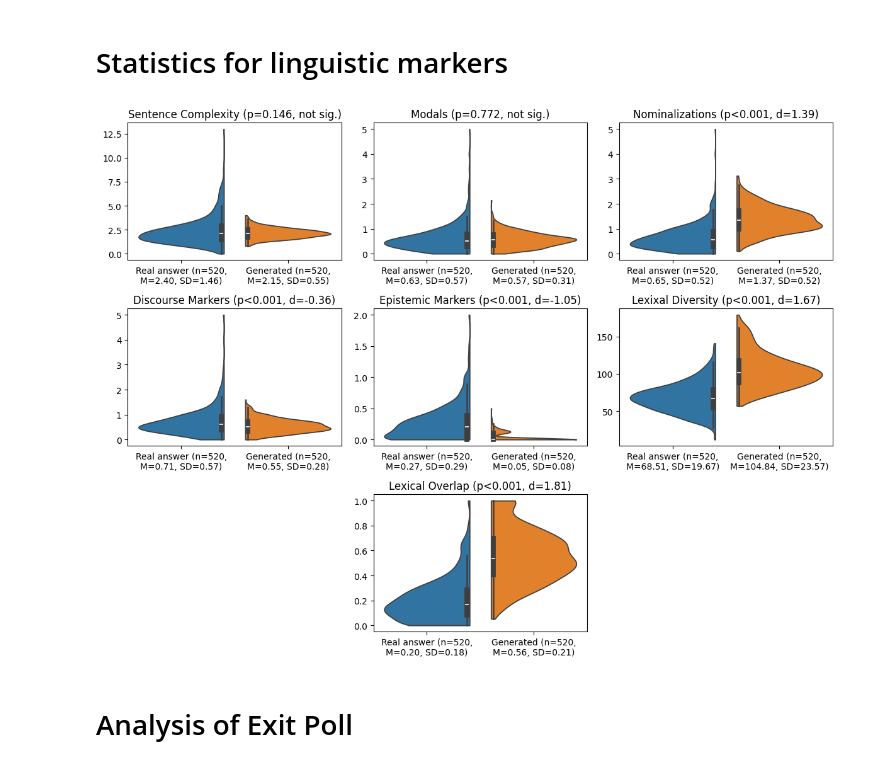
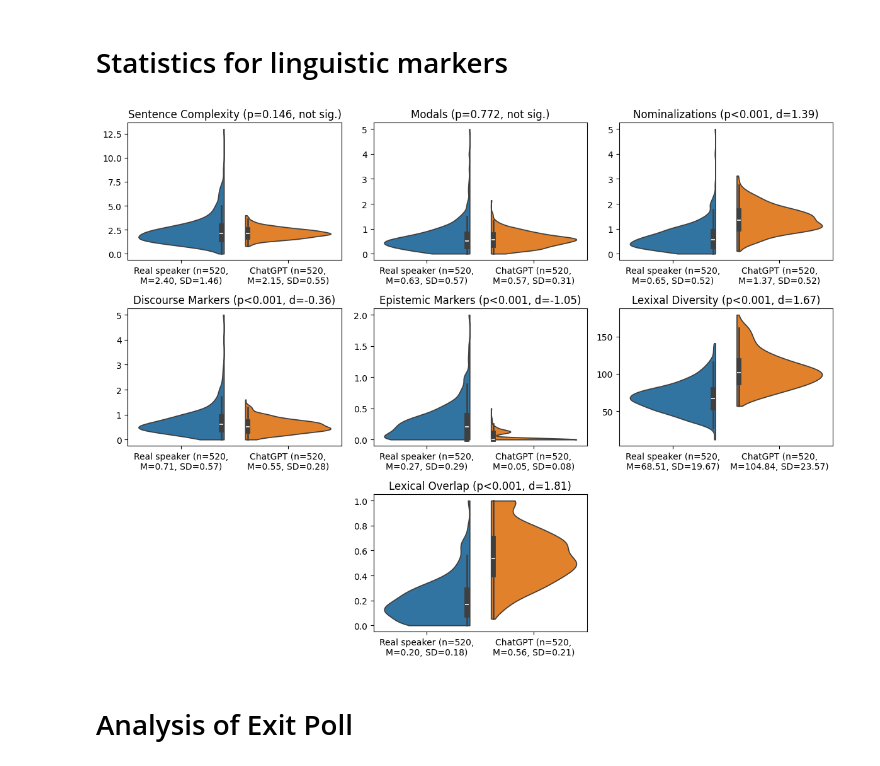
Before and after one commit to aieng-lab/replication-kit-qtgpt-study, a Jupyter notebook: statistical_analysis.ipynb, the cells around one changed output. Cells and saved outputs as stored; diff of their text form; code cells hidden in the pictures.

```diff
--- a/statistical_analysis.ipynb
+++ b/statistical_analysis.ipynb
@@ -82,10 +82,11 @@ data = pd.read_csv(survey_data_path)
 columns_general = ['prolific_id', 'age', 'gender', 'political_preference', 'politically_interested', 'uk_country_of_residence']
 columns_track1 = ['pair_id', 'speaker', 'authenticity', 'relevancy', 'coherency', 'duration_in_secs', 'finished', 'speaker_description', 'question', 'answer', 'is_answer_generated']
 track1_numparts = 8
-columns_track2 = ['pair_id', 'speaker', 'confidence', 'credibility', 'familarity', 'is_answer_generated', 'is_speaker_random', 'question', 'answer', 'speaker_description']
-track2_numparts = 8
-columns_track3 = ['pair_id', 'speaker',  'authenticity', 'relevancy', 'coherency', 'content', 'is_left_generated', 'question', 'left_answer', 'right_answer', 'speaker_description']
-track3_numparts = 4
+columns_track2 = ['pair_id', 'speaker',  'authenticity', 'relevancy', 'coherency', 'content', 'is_left_generated', 'question', 'left_answer', 'right_answer', 'speaker_description']
+track2_numparts = 4
+columns_track3 = ['pair_id', 'speaker', 'confidence', 'credibility', 'familarity', 'is_answer_generated', 'is_speaker_random', 'question', 'answer', 'speaker_description']
+track3_numparts = 8
+
 columns_exit_poll = ['prolific_id', 'exit1_chatbot_knowledge', 'exit1_chatbot_participant_debate', 'exit1_chatbot_participant_debate_details', 'exit1_chatbot_participant_debate_label',
                      'exit1_chatbot_participant_debate_regulated', 'exit1_chatbot_usefull_debate', 'exit2_chatbot_knowledge', 'exit2_chatbot_participant_debate',
                      'exit2_chatbot_participant_debate_details', 'exit2_chatbot_participant_debate_label', 'exit2_chatbot_participant_debate_regulated', 'exit2_chatbot_usefull_debate',
@@ -178,20 +179,20 @@ data_track1_long['authenticity'] = data_track1_long['authenticity'].map(likert_s
 data_track1_long['relevancy'] = data_track1_long['relevancy'].map(likert_scale_map_agreement)
 data_track1_long['coherency'] = data_track1_long['coherency'].map(likert_scale_map_agreement)
 
-data_track2_long['confidence'] = data_track2_long['confidence'].map(likert_scale_map_confidence)
-data_track2_long['credibility'] = data_track2_long['credibility'].map(likert_scale_map_agreement)
-data_track2_long['familarity'] = data_track2_long['familarity'].map(likert_scale_map_familarity)
-
-data_track3_long['authenticity'] = data_track3_long['authenticity'].map(likert_scale_map_authenticity)
-data_track3_long['relevancy'] = data_track3_long['relevancy'].map(likert_scale_map_relevancy)
-data_track3_long['coherency'] = data_track3_long['coherency'].map(likert_scale_coherent)
-data_track3_long['content'] = data_track3_long['content'].map(likert_scale_map_agreement)
+data_track2_long['authenticity'] = data_track2_long['authenticity'].map(likert_scale_map_authenticity)
+data_track2_long['relevancy'] = data_track2_long['relevancy'].map(likert_scale_map_relevancy)
+data_track2_long['coherency'] = data_track2_long['coherency'].map(likert_scale_coherent)
+data_track2_long['content'] = data_track2_long['content'].map(likert_scale_map_agreement)
 
 # normalize data so that left is always real and right is always generated
-data_track3_long.loc[data_track3_long['is_left_generated']==True, 'authenticity'] = data_track3_long[data_track3_long['is_left_generated']==True]['authenticity'] * -1
-data_track3_long.loc[data_track3_long['is_left_generated']==True,'relevancy'] = data_track3_long[data_track3_long['is_left_generated']==True]['relevancy'] * -1
-data_track3_long.loc[data_track3_long['is_left_generated']==True,'coherency'] = data_track3_long[data_track3_long['is_left_generated']==True]['coherency'] * -1
-data_track3_long.drop(columns=['is_left_generated'], inplace=True)
+data_track2_long.loc[data_track2_long['is_left_generated']==True, 'authenticity'] = data_track2_long[data_track2_long['is_left_generated']==True]['authenticity'] * -1
+data_track2_long.loc[data_track2_long['is_left_generated']==True,'relevancy'] = data_track2_long[data_track2_long['is_left_generated']==True]['relevancy'] * -1
+data_track2_long.loc[data_track2_long['is_left_generated']==True,'coherency'] = data_track2_long[data_track2_long['is_left_generated']==True]['coherency'] * -1
+data_track2_long.drop(columns=['is_left_generated'], inplace=True)
+
+data_track3_long['confidence'] = data_track3_long['confidence'].map(likert_scale_map_confidence)
+data_track3_long['credibility'] = data_track3_long['credibility'].map(likert_scale_map_agreement)
+data_track3_long['familarity'] = data_track3_long['familarity'].map(likert_scale_map_familarity)
 # %% [markdown]
 # Demographics
 # %%
@@ -255,8 +256,8 @@ for i, criterion in enumerate(track1_criteria):
     sd_real = real_scores.std()
     sd_generated = generated_scores.std()
 
-    label_real = f'Real answer (n={len(real_scores)},\nM={mean_real:.2f}, SD={sd_real:.2f})'
-    label_generated = f'Generated answer n={len(generated_scores)},\nM={mean_generated:.2f}, SD={sd_generated:.2f})'
+    label_real = f'Real speaker (n={len(real_scores)},\nM={mean_real:.2f}, SD={sd_real:.2f})'
+    label_generated = f'ChatGPT (n={len(generated_scores)},\nM={mean_generated:.2f}, SD={sd_generated:.2f})'
 
     paired_means = pd.concat([real_scores.reset_index(drop=True), generated_scores.reset_index(drop=True)], axis=1)
     paired_means.columns = [label_real, label_generated]
@@ -619,36 +611,36 @@ ax.append(plt.subplot2grid(shape=(3,3), loc=(1,1), colspan=1))
 ax.append(plt.subplot2grid(shape=(3,3), loc=(1,2), colspan=1))
 ax.append(plt.subplot2grid(shape=(3,3), loc=(2,1), colspan=1))
 
 for i, criterion in enumerate(linguistic_criteria):
     population_real = linguistic_data['REAL_'+criterion]
     population_gen = linguistic_data['GPT_'+criterion]
     res = wilcoxon(population_real, population_gen, alternative='two-sided')
     effsize = cohen_d(population_gen, population_real)
     pval_string = pval_to_string(res.pvalue)
 
     mean_real = population_real.mean()
     mean_generated = population_gen.mean()
     sd_real = population_real.std()
     sd_generated = population_gen.std()
 
-    label_real = f'Real answer (n={len(population_real)},\nM={mean_real:.2f}, SD={sd_real:.2f})'
-    label_generated = f'Generated (n={len(population_real)},\nM={mean_generated:.2f}, SD={sd_generated:.2f})'
+    label_real = f'Real speaker (n={len(population_real)},\nM={mean_real:.2f}, SD={sd_real:.2f})'
+    label_generated = f'ChatGPT (n={len(population_real)},\nM={mean_generated:.2f}, SD={sd_generated:.2f})'
 
     if res.pvalue<sig_level:
         title_string = f'{lingustic_criteria_strings[i]} (p{pval_string}, d={effsize:.2f})'
     else:
         title_string = f'{lingustic_criteria_strings[i]} (p{pval_string}, not sig.)'
 
     paired_means = pd.concat([population_real.reset_index(drop=True), population_gen.reset_index(drop=True)], axis=1)
     paired_means.columns = [label_real, label_generated]
     sns.violinplot(data=linguistic_data[[f'REAL_{criterion}', f'GPT_{criterion}']], ax=ax[i], split=True, cut=0)
     ax[i].set_title(title_string)
     ax[i].set_xticklabels([label_real, label_generated])
 plt.tight_layout()
 plt.savefig('figures/linguistic_violin.pdf', bbox_inches='tight')
 plt.show()
 # %% [output]
-[figure, old version]
+[figure, new version]
 # %% [markdown]
 # Analysis of Exit Poll
 # %%
```
Also changed, not shown: parts of 6 cells of this notebook, 19 other files.
